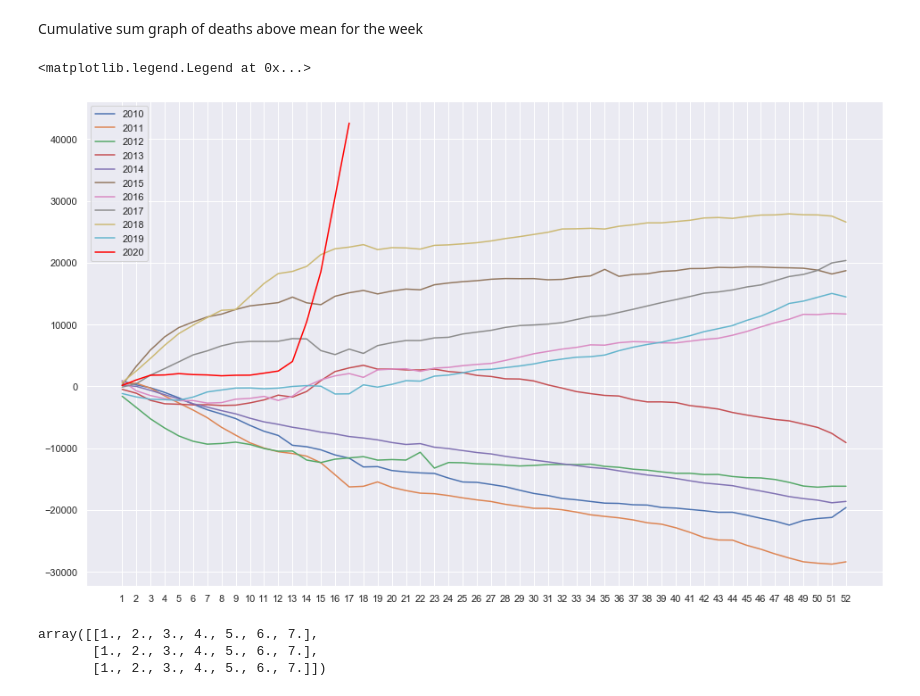
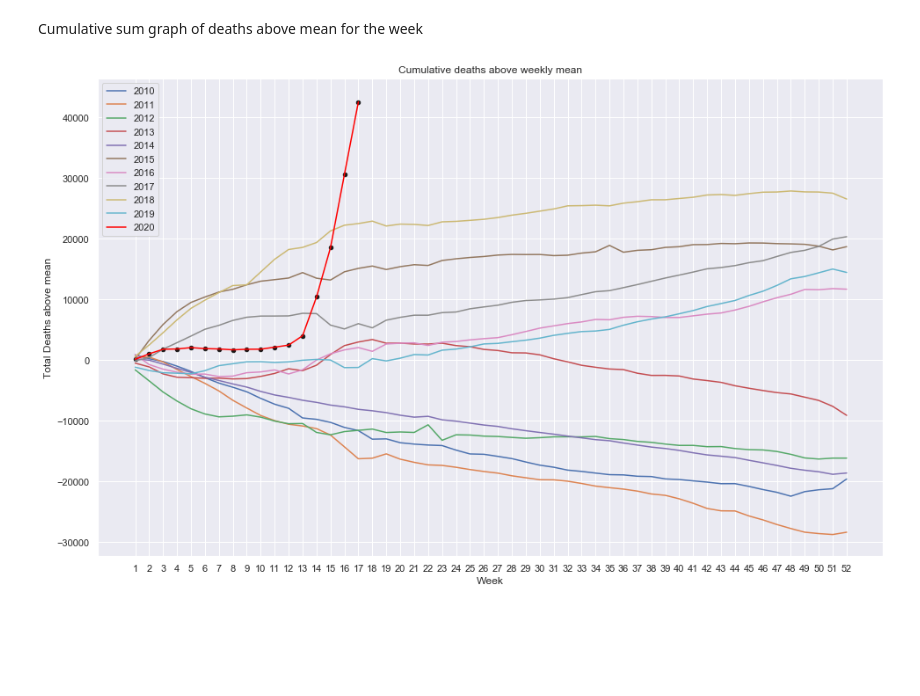
Before and after one commit to JorVLP/2020-Mortality-Analysis, a Jupyter notebook: deathsdata.ipynb, the cells around one changed output. Cells and saved outputs as stored; diff of their text form; code cells hidden in the pictures; blank space fills up the shorter version.

Commit message:
label cumulative graph

```diff
--- a/deathsdata.ipynb
+++ b/deathsdata.ipynb
@@ -79,17 +79,15 @@ plt.show()
 [figure]
 # %% [markdown]
 Cumulative sum graph of deaths above mean for the week
-# %%
-cum_deaths_above_mean = np.cumsum(week_centered_deaths, 1)
-plot_data(cum_deaths_above_mean)
-plt.legend()
-# %% [output]
-<matplotlib.legend.Legend at 0x...>
-[figure, removed]
-# %%
-test = np.ones((3,7))
-np.cumsum(test,1)
-# %% [output]
-array([[1., 2., 3., 4., 5., 6., 7.],
-       [1., 2., 3., 4., 5., 6., 7.],
-       [1., 2., 3., 4., 5., 6., 7.]])
+# %%
+cum_deaths_above_mean = np.cumsum(week_centered_deaths, 1)
+plot_data(cum_deaths_above_mean)
+plt.legend()
+
+plt.title("Cumulative deaths above weekly mean")
+plt.scatter(range(1,53), cum_deaths_above_mean[-1], c="k", s=20)
+plt.xlabel("Week")
+plt.ylabel("Total Deaths above mean")
+plt.show()
+# %% [output]
+[figure, added]
```
